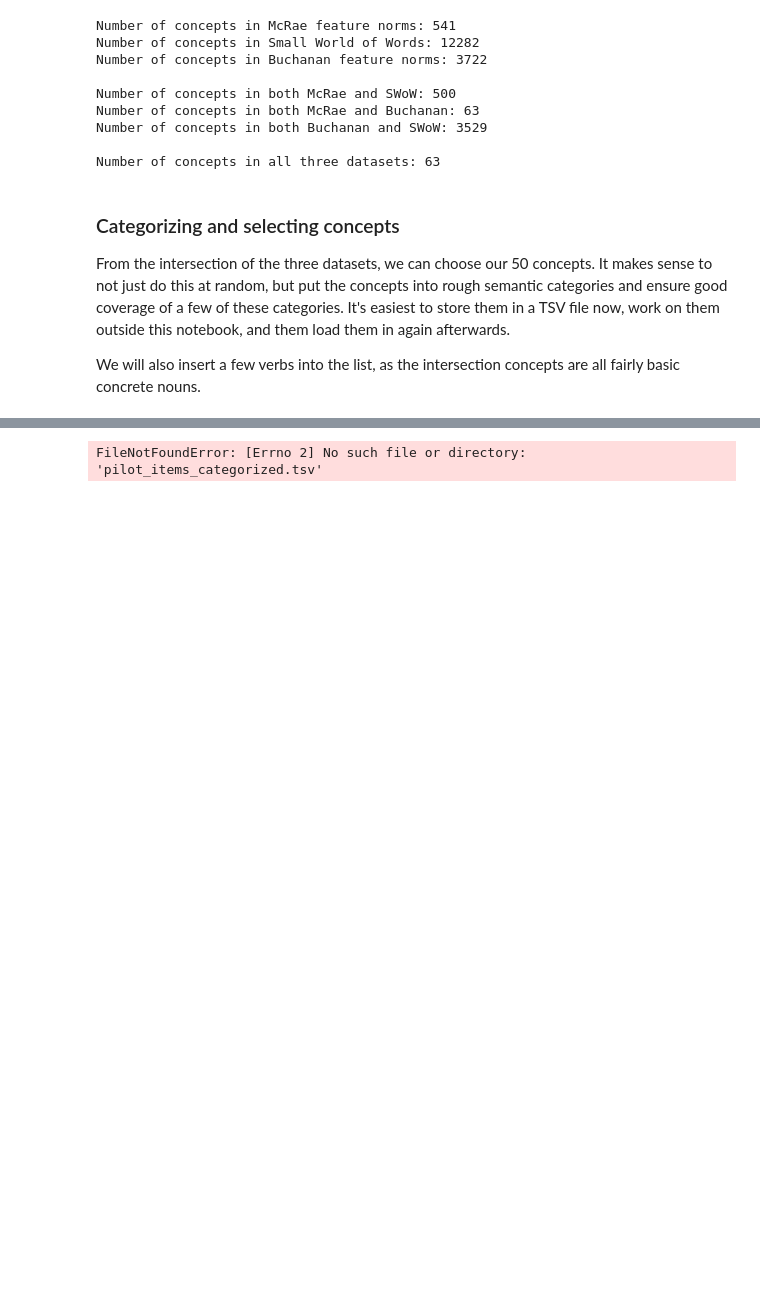
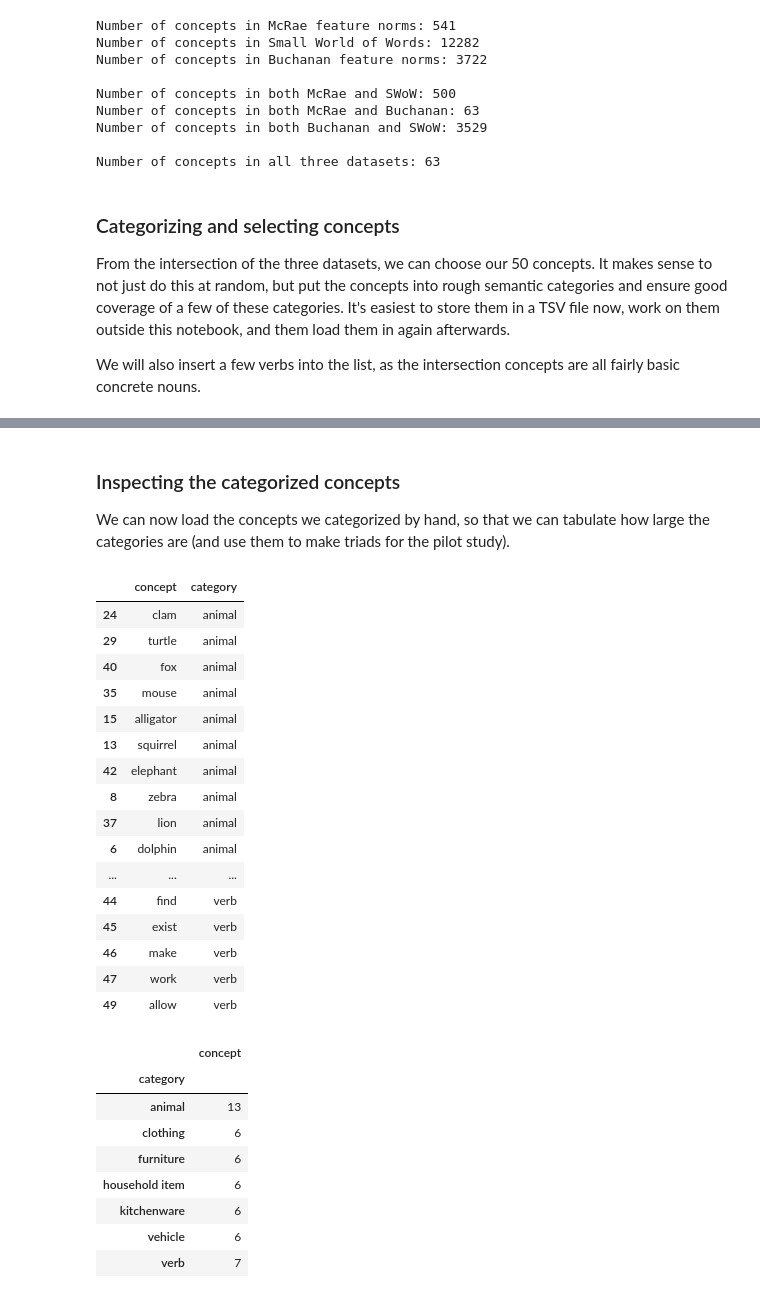
Before and after one commit to jvparidon/multilingual-triads, a Jupyter notebook: pilot_experiment/pilot_trials.ipynb, the cells around one changed output, grey strips where cells are left out. Saved outputs shown, nothing was run; the diff lists cells and outputs as text; code cells hidden in the pictures; blank space fills up the shorter version.

```diff
--- a/pilot_experiment/pilot_trials.ipynb
+++ b/pilot_experiment/pilot_trials.ipynb
@@ -126,4 +157,34 @@ df.to_csv('pilot_items_uncategorized.tsv', sep='\t', index=False)
+# %% [markdown]
+### Inspecting the categorized concepts
+We can now load the concepts we categorized by hand, so that we can tabulate how large the categories are (and use them to make triads for the pilot study).
 # %%
-df = pd.read_csv('pilot_items_categorized.tsv', sep='\t')
+df = pd.read_csv('pilot_items_categorized.csv').sort_values('category')
+display(df)
+display(df.groupby('category').count())
 # %% [output]
-FileNotFoundError: [Errno 2] No such file or directory: 'pilot_items_categorized.tsv'
+|  | concept | category |
+| 24 | clam | animal |
+| 29 | turtle | animal |
+| 40 | fox | animal |
+| 35 | mouse | animal |
+| 15 | alligator | animal |
+| 13 | squirrel | animal |
+| 42 | elephant | animal |
+| 8 | zebra | animal |
+| 37 | lion | animal |
+| 6 | dolphin | animal |
+| ... | ... | ... |
+| 44 | find | verb |
+| 45 | exist | verb |
+| 46 | make | verb |
+| 47 | work | verb |
+| 49 | allow | verb |
+|  | concept |
+| category |  |
+| animal | 13 |
+| clothing | 6 |
+| furniture | 6 |
+| household item | 6 |
+| kitchenware | 6 |
+| vehicle | 6 |
+| verb | 7 |
```
Also changed, not shown: parts of 23 cells of this notebook, 12 other files.
